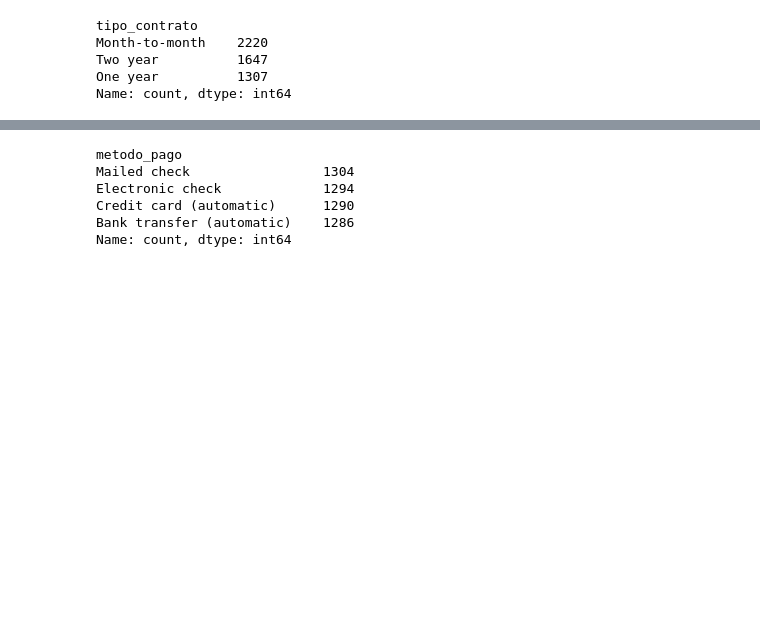
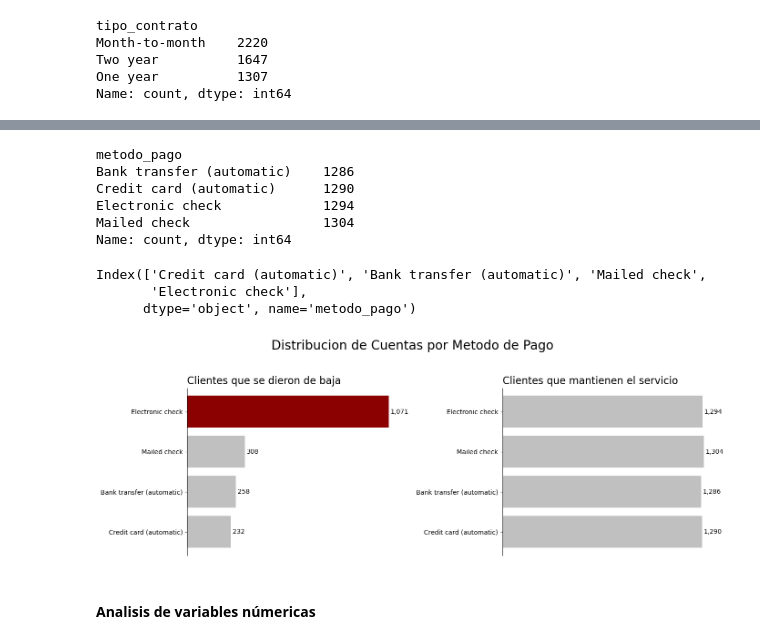
Before and after one commit to Fersh5/TelecomX, a Jupyter notebook: analisis_evasion_cliente.ipynb, the cells around one changed output, grey strips where cells are left out. Cells and saved outputs as stored; diff of their text form; code cells hidden in the pictures; blank space fills up the shorter version.

Commit message:
update analisis

```diff
--- a/analisis_evasion_cliente.ipynb
+++ b/analisis_evasion_cliente.ipynb
@@ -402,10 +455,51 @@ Credit card (automatic)       232
 Name: count, dtype: int64
 # %%
-clientes_conservados['metodo_pago'].value_counts()
+clientes_conservados['metodo_pago'].value_counts().sort_index()
 # %% [output]
 metodo_pago
+Bank transfer (automatic)    1286
+Credit card (automatic)      1290
+Electronic check             1294
 Mailed check                 1304
-Electronic check             1294
-Credit card (automatic)      1290
-Bank transfer (automatic)    1286
 Name: count, dtype: int64
+# %%
+orden_valores = graficas[0]['metodo_pago'].value_counts().sort_values().index
+orden_valores
+# %% [output]
+Index(['Credit card (automatic)', 'Bank transfer (automatic)', 'Mailed check',
+       'Electronic check'],
+      dtype='object', name='metodo_pago')
+# %%
+fig, axs = plt.subplots(1,2,figsize=(14,5))
+fig.suptitle('Distribucion de Cuentas por Metodo de Pago\n',fontsize=20)
+
+plt.subplots_adjust(wspace=0.5)
+
+orden_categorias = graficas[0]['metodo_pago'].value_counts().sort_values().index
+titulo= ['Clientes que se dieron de baja','Clientes que mantienen el servicio']
+colores_1=['darkred' if i == graficas[0]['metodo_pago'].value_counts().idxmax() else 'silver' for i in orden_categorias]
+
+for grafica in range(len(graficas)):
+    if grafica == 0:
+        colores = colores_1
+    else:
+        colores = ['silver']*len(orden_categorias)
+
+    valores = graficas[grafica]['metodo_pago'].value_counts().reindex(orden_categorias,fill_value=0)
+
+    axs[grafica].barh(orden_categorias, valores.values,color=colores)
+    axs[grafica].set_title(titulo[grafica],fontsize=16,loc='left')
+    axs[grafica].set_xticks([])
+
+    for spine in ['top','bottom','right']:
+        axs[grafica].spines[spine].set_visible(False)
+
+    for i,value in enumerate(valores.values):
+        axs[grafica].text(value + 10,i,f'{value:,}',va='center',ha='left')
+
+fig.tight_layout()
+plt.show()
+# %% [output]
+[figure, added]
+# %% [markdown]
+#### **Analisis de variables númericas**
```
Also changed, not shown: parts of 7 cells of this notebook.
